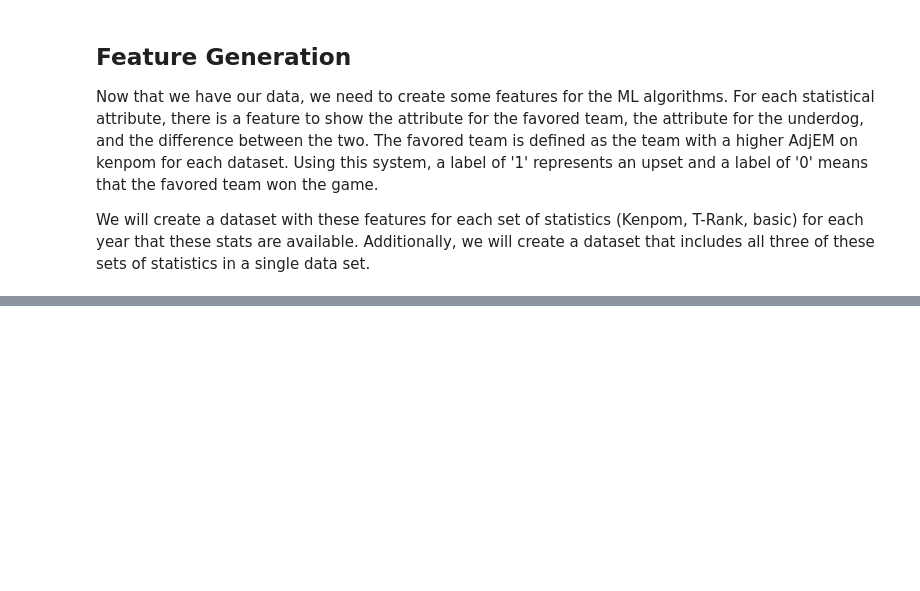
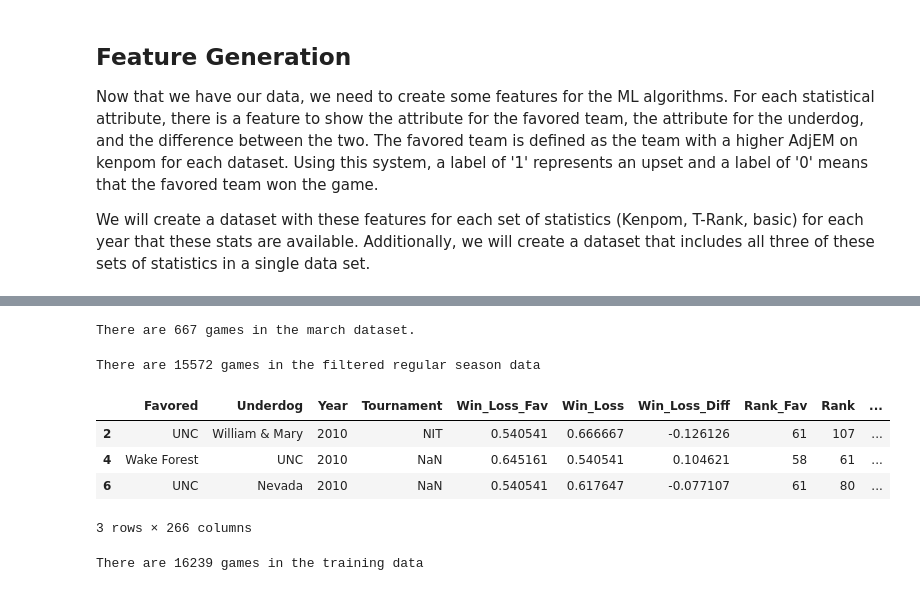
Before and after one commit to pjmartinkus/College_Basketball, a Jupyter notebook: Notebooks/Creating the Training Data.ipynb, the cells around one changed output, grey strips where cells are left out. Saved outputs shown, nothing was run; the diff lists cells and outputs as text; code cells hidden in the pictures; blank space fills up the shorter version.

```diff
--- a/Notebooks/Creating the Training Data.ipynb
+++ b/Notebooks/Creating the Training Data.ipynb
@@ -87,9 +87,10 @@ all_vecs.reset_index(level=0, inplace=True)
 
 # Create a set of training data for years with all features
 all_vecs = all_vecs.merge(TRank_vecs[TRank_vecs['Year'] > 2009], on=on_cols_kp_tr)
-all_vecs = all_vecs.rename(columns={'Win_Loss_Fav_x': 'Win_Loss_Fav', 'Win_Loss_x': 'Win_Loss', 'Win_Loss_Diff_x': 'Win_Loss_Diff'})
+all_vecs = all_vecs.rename(columns={'Win_Loss_Fav_x': 'Win_Loss_Fav', 'Win_Loss_x': 'Win_Loss',
+                                    'Win_Loss_Diff_x': 'Win_Loss_Diff'})
 all_vecs = all_vecs.drop(['Win_Loss_Fav_y', 'Win_Loss_y', 'Win_Loss_Diff_y'], axis=1)
-all_vecs = all_vecs.merge(stats_vecs, on=on_cols_stats)
+all_vecs = all_vecs.merge(stats_vecs.drop(['ORB', 'ORB_Fav'], axis=1), on=on_cols_stats)
 all_vecs = all_vecs.drop_duplicates('index').drop('index', axis=1)
 
 # Take a look
@@ -115,0 +116,8 @@ all_vecs.to_csv('{}training.csv'.format(path), index=False)
+# %%
+# First keep all tournament games
+t_vecs = cbb.filter_tournament(all_vecs)
+r_vecs = cbb.filter_tournament(all_vecs, drop=True)
+
+print("There are {} games in the march dataset.".format(len(t_vecs)))
+# %% [output]
+There are 667 games in the march dataset.
@@ -115,0 +129,21 @@ all_vecs.to_csv('{}training.csv'.format(path), index=False)
+# %%
+# Filter regular season data
+thresholds = t_vecs.quantile(threshold_quatile)[threshold_features]
+is_above_threshold = pd.concat([r_vecs[feat] >= thresh for feat, thresh in thresholds.iteritems()], axis=1)
+filtered_r_vecs = r_vecs[is_above_threshold.all(axis=1)]
+
+print("There are {} games in the filtered regular season data".format(len(filtered_r_vecs)))
+filtered_r_vecs.head(3)
+# %% [output]
+There are 15572 games in the filtered regular season data
+|  | Favored | Underdog | Year | Tournament | Win_Loss_Fav | Win_Loss | Win_Loss_Diff | Rank_Fav | Rank | ... |
+| 2 | UNC | William & Mary | 2010 | NIT | 0.540541 | 0.666667 | -0.126126 | 61 | 107 | ... |
+| 4 | Wake Forest | UNC | 2010 | NaN | 0.645161 | 0.540541 | 0.104621 | 58 | 61 | ... |
+| 6 | UNC | Nevada | 2010 | NaN | 0.540541 | 0.617647 | -0.077107 | 61 | 80 | ... |
+3 rows × 266 columns
+# %%
+# Combine all games in training data
+filtered_vecs = pd.concat([filtered_r_vecs, t_vecs])
+print("There are {} games in the training data".format(len(filtered_vecs)))
+# %% [output]
+There are 16239 games in the training data
```
Also changed, not shown: parts of 13 cells of this notebook, 1 other file.
